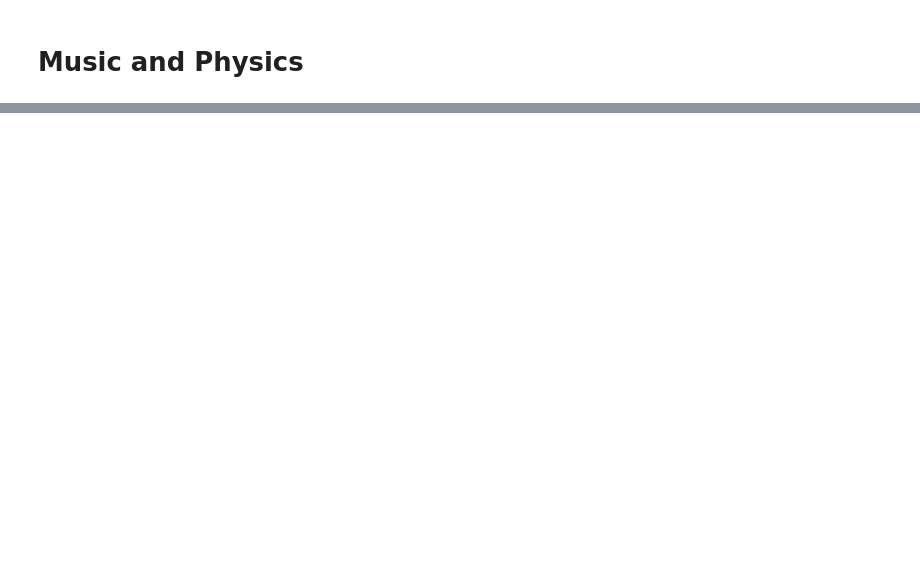
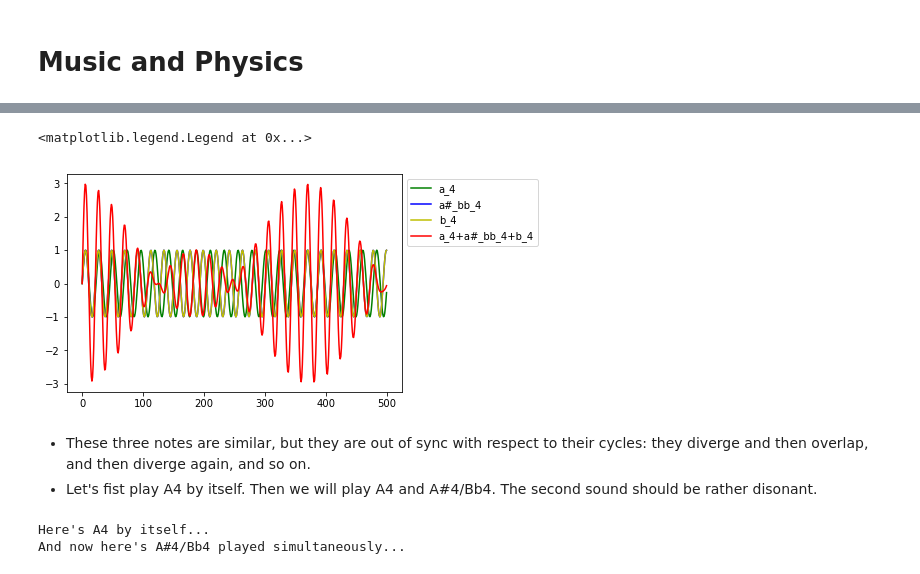
Before and after one commit to mulhod/musics, a Jupyter notebook: Music_and_Physics.ipynb, the cells around one changed output, grey strips where cells are left out. Cells and saved outputs as stored; diff of their text form; code cells hidden in the pictures; blank space fills up the shorter version.

```diff
--- a/Music_and_Physics.ipynb
+++ b/Music_and_Physics.ipynb
@@ -143,0 +59,13 @@ full_scale[full_scale.scale_number == 4]
+# %%
+octave = ["c",
+          "c#_db",
+          "d",
+          "d#_eb",
+          "e",
+          "f",
+          "f#_gb",
+          "g",
+          "g#_ab",
+          "a",
+          "a#_bb",
+          "b"]
@@ -143,0 +163,24 @@ full_scale[full_scale.scale_number == 4]
+# %%
+Fs = 10000
+a4 = full_scale[full_scale.note == "a_4"].iloc[0]
+asharp4 = full_scale[full_scale.note == "a#_bb_4"].iloc[0]
+b4 = full_scale[full_scale.note == "b_4"].iloc[0]
+sample = 500
+x = np.arange(sample)
+
+y1 = np.sin(2 * np.pi * a4.frequency * x / Fs)
+y2 = np.sin(2 * np.pi * asharp4.frequency * x / Fs)
+y3 = np.sin(2 * np.pi * b4.frequency * x / Fs)
+y4 = y1 + y2 + y3
+fig, ax = plt.subplots()
+ax.plot(x, y1, label=a4.note, color='g')
+ax.plot(x, y2, label=asharp4.note, color='b')
+ax.plot(x, y2, label=b4.note, color='y')
+ax.plot(x, y4, label="+".join([a4.note, asharp4.note, b4.note]), color='r')
+ax.legend(bbox_to_anchor=(1.0, 1.0))
+# %% [output]
+<matplotlib.legend.Legend at 0x...>
+[figure, added]
+# %% [markdown]
+- These three notes are similar, but they are out of sync with respect to their cycles: they diverge and then overlap, and then diverge again, and so on.
+- Let's fist play A4 by itself. Then we will play A4 and A\#4/Bb4. The second sound should be rather disonant.
@@ -143,0 +191,10 @@ full_scale[full_scale.scale_number == 4]
+# %%
+print("Here's A4 by itself...")
+player.play_wave(synthesizer.generate_constant_wave(a4.frequency, 3.0))
+
+time.sleep(2)
+print("And now here's A#4/Bb4 played simultaneously...")
+player.play_wave(synthesizer.generate_chord([a4.frequency, asharp4.frequency, b4.frequency], 3.0))
+# %% [output]
+Here's A4 by itself...
+And now here's A#4/Bb4 played simultaneously...
```
Also changed, not shown: parts of 38 cells of this notebook.
